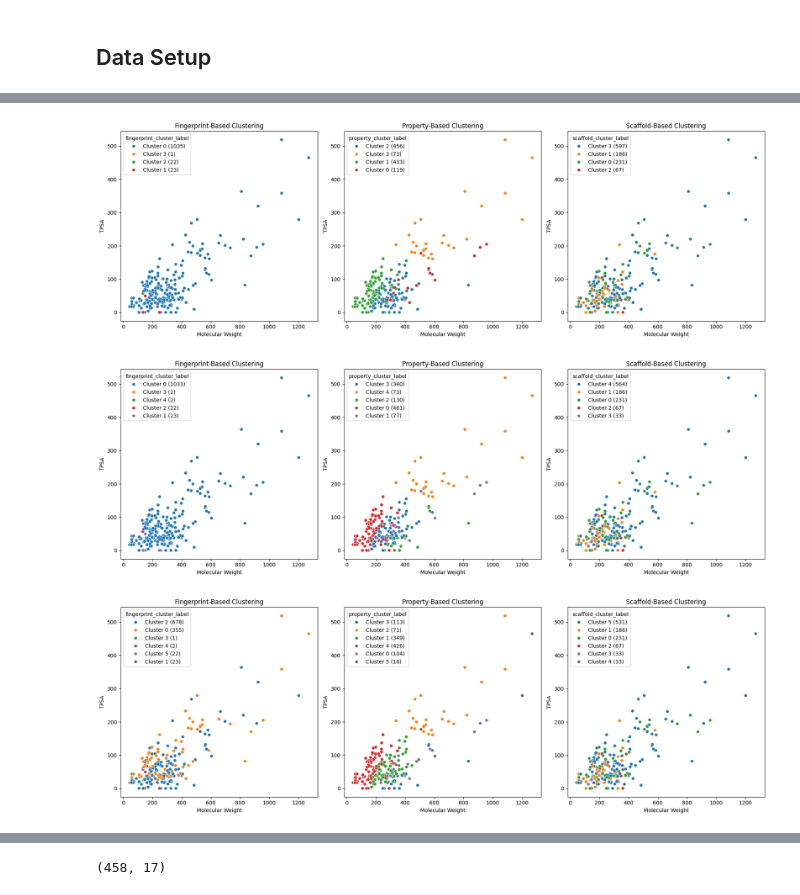
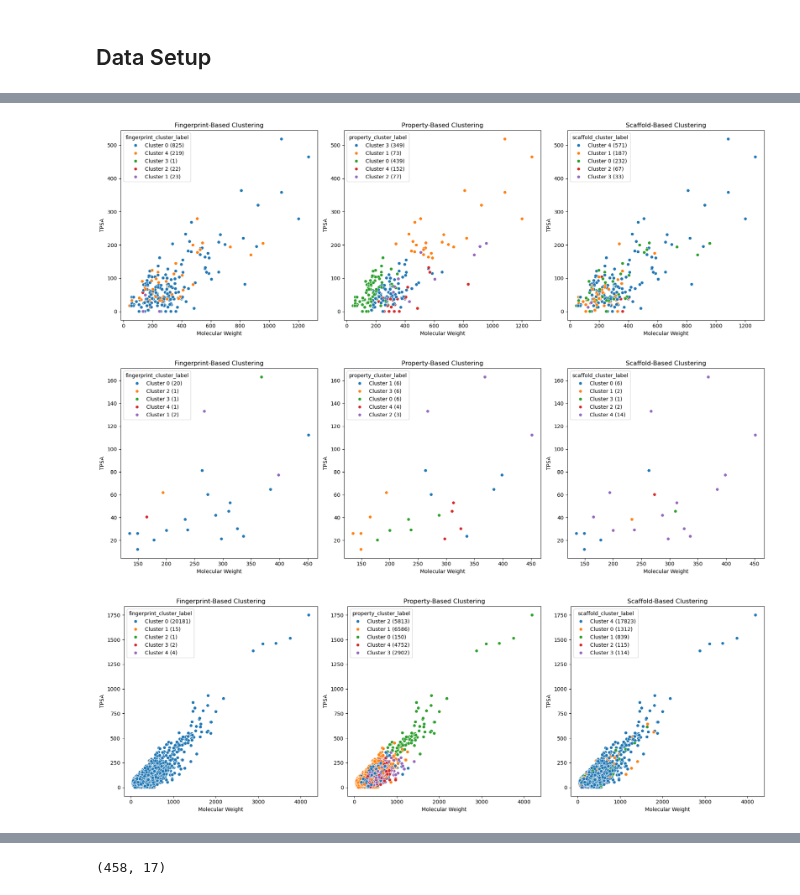
Before and after one commit to Steve-Cheney/Cheminformatics, a Jupyter notebook: rbif-110-final/final.ipynb, the cells around one changed output, grey strips where cells are left out. Saved outputs shown, nothing was run; the diff lists cells and outputs as text; code cells hidden in the pictures.

```diff
--- a/rbif-110-final/final.ipynb
+++ b/rbif-110-final/final.ipynb
@@ -229,15 +258,0 @@ def calculate_descriptors(mol):
-# %%
-# Clean the data to ignore any NaN smiles values and subset data if needed
-alz_lib = clean_df_and_create_mol_col(alz_lib, 'SMILES', 'mol')
-alz_lib['standardized_mol'] = alz_lib['SMILES'].apply(get_standard_mol)
-alz_lib['fingerprint'] = alz_lib['standardized_mol'].apply(get_fingerprint)
-
-descriptor_data = alz_lib["standardized_mol"].apply(calculate_descriptors)
-
-filtered_data = [d for d in descriptor_data if d is not None]
-descriptor_df = pd.DataFrame(filtered_data)
-alz_lib = pd.concat([alz_lib, descriptor_df], axis=1)
-print(alz_lib.shape)
-alz_lib = alz_lib.dropna()  # Drops all rows with NaN values in any column
-print(alz_lib.shape)
-alz_lib.head()
@@ -253,15 +258,0 @@ alz_lib.head()
-# %%
-# Clean the data to ignore any NaN smiles values and subset data if needed
-cnss_lib = clean_df_and_create_mol_col(cnss_lib, 'SMILES', 'mol')
-cnss_lib['standardized_mol'] = cnss_lib['SMILES'].apply(get_standard_mol)
-cnss_lib['fingerprint'] = cnss_lib['standardized_mol'].apply(get_fingerprint)
-
-descriptor_data = cnss_lib["standardized_mol"].apply(calculate_descriptors)
-
-filtered_data = [d for d in descriptor_data if d is not None]
-descriptor_df = pd.DataFrame(filtered_data)
-cnss_lib = pd.concat([cnss_lib, descriptor_df], axis=1)
-print(cnss_lib.shape)
-cnss_lib = cnss_lib.dropna()  # Drops all rows with NaN values in any column
-print(cnss_lib.shape)
-cnss_lib.head()
@@ -276,0 +259,4 @@ cnss_lib.head()
+# %%
+alz_lib = dataframe_setup(alz_lib, 'SMILES', 'mol')
+cnss_lib = dataframe_setup(cnss_lib, 'SMILES', 'mol')
+rep_lib = dataframe_setup(rep_lib, 'smiles', 'mol')
@@ -367,37 +369,38 @@ def main_clustering_pipeline(df, n_clust=5):
     fig, axes = plt.subplots(1, 3, figsize=(18, 6))
     cluster_types = ['fingerprint_cluster', 'property_cluster', 'scaffold_cluster']
     titles = ["Fingerprint-Based Clustering", "Property-Based Clustering", "Scaffold-Based Clustering"]
 
     for i, cluster_col in enumerate(cluster_types):
         # Count occurrences of each cluster
         cluster_counts = df[cluster_col].value_counts().to_dict()
         # Rename clusters
         df[f"{cluster_col}_label"] = df[cluster_col].apply(
             lambda x: f"Cluster {x} ({cluster_counts[x]})"
         )
 
-        # Plot with updated labels
+        df = df.loc[:, ~df.columns.duplicated()]
+
         sns.scatterplot(
             x=df['Molecular_Weight'],
             y=df['TPSA'],
             hue=df[f"{cluster_col}_label"],
             palette="tab10",
             ax=axes[i]
         )
 
         axes[i].set_title(titles[i])
         axes[i].set_xlabel("Molecular Weight")
         axes[i].set_ylabel("TPSA")
 
     plt.tight_layout()
     plt.show()
 
     return df
 
-clustered_df_4 = main_clustering_pipeline(alz_lib, n_clust=4)
-clustered_df_5 = main_clustering_pipeline(alz_lib, n_clust=5)
-clustered_df_6 = main_clustering_pipeline(alz_lib, n_clust=6)
+alz_cluster = main_clustering_pipeline(alz_lib, n_clust=5)
+cnss_cluster = main_clustering_pipeline(cnss_lib, n_clust=5)
+cnss_cluster = main_clustering_pipeline(rep_lib, n_clust=5)
 # %% [output]
-[figure, old version]
+[figure, new version]
-[figure, old version]
+[figure, new version]
-[figure, old version]
+[figure, new version]
```
Also changed, not shown: parts of 32 cells of this notebook, 1 other file.
